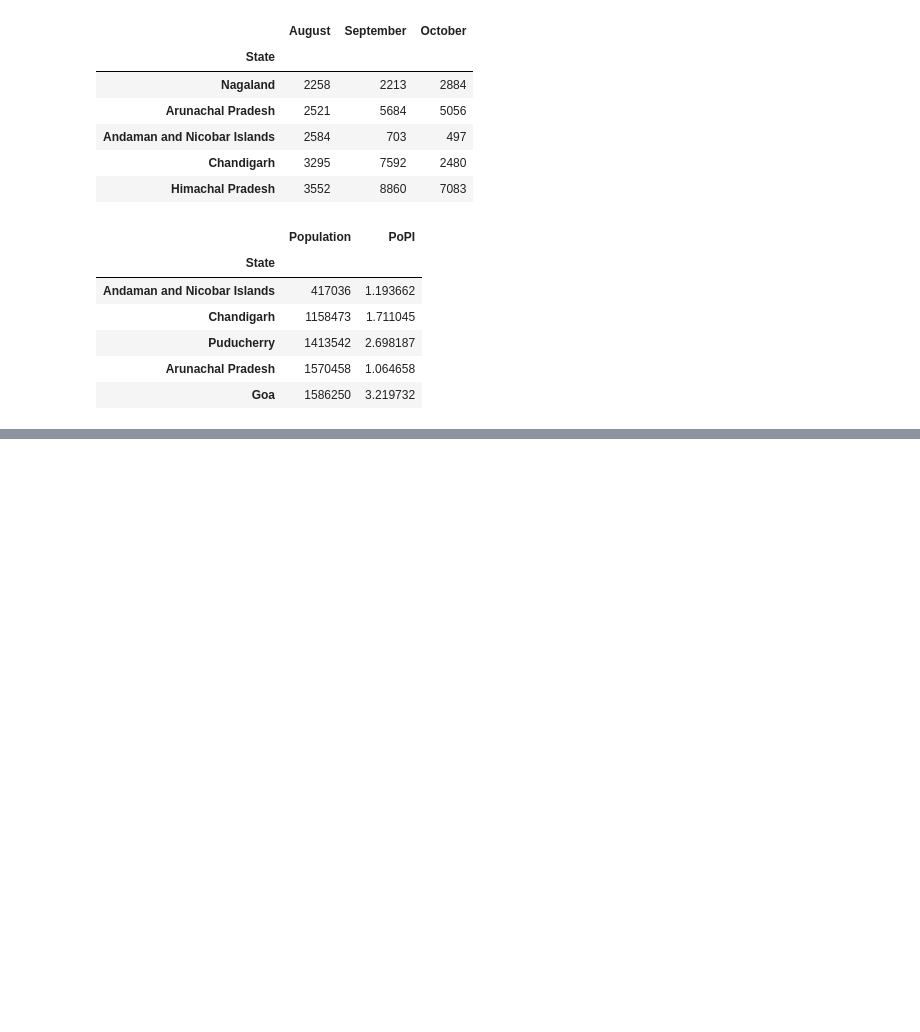
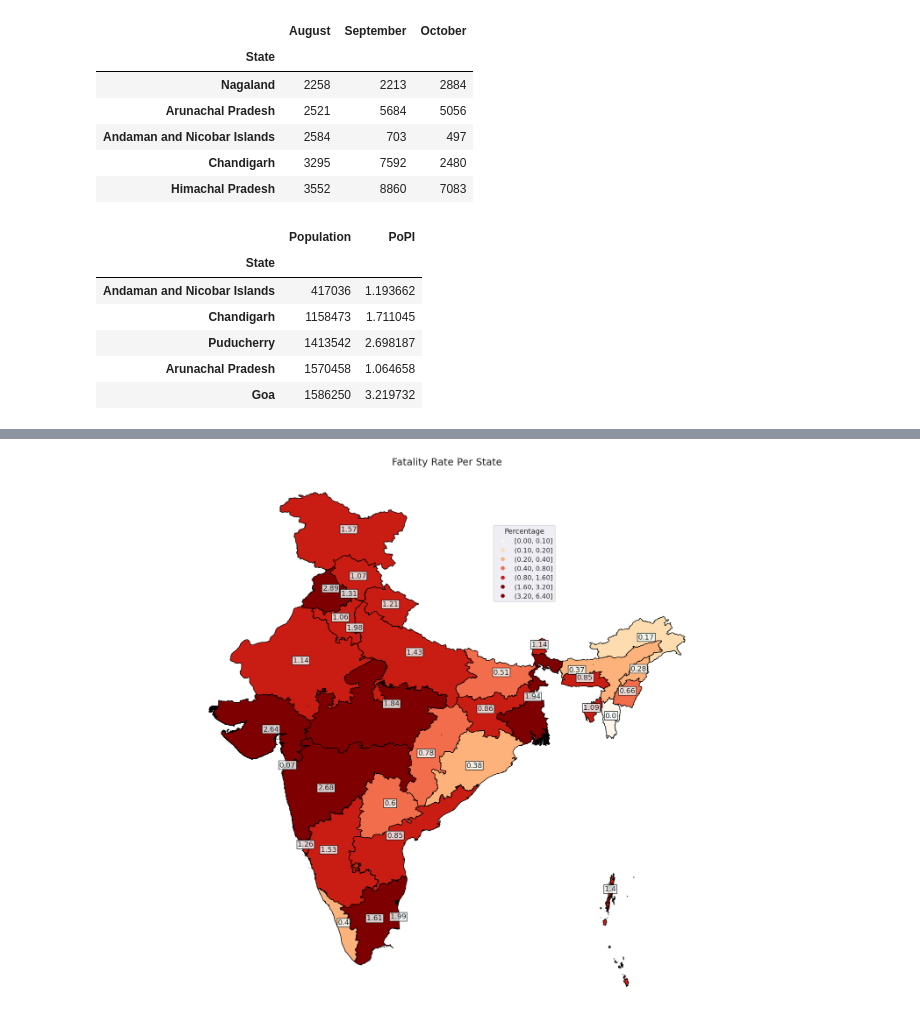
Before and after one commit to Meetparmar4/Covid-19-India, a Jupyter notebook: covid-india-analysis.ipynb, the cells around one changed output, grey strips where cells are left out. Cells and saved outputs as stored; diff of their text form; code cells hidden in the pictures; blank space fills up the shorter version.

```diff
--- a/covid-india-analysis.ipynb
+++ b/covid-india-analysis.ipynb
@@ -272,0 +564,34 @@ dc2.groupby('State')['Population','PoPI'].sum().sort_values(by='Population').hea
+# %%
+merged['dcratio'] = merged['deaths'] / merged['confirmed'] * 100
+merged.dcratio = merged.dcratio.round(2)
+
+
+
+sns.set_context("talk")
+sns.set_style("dark")
+#plt.style.use('fivethirtyeight')
+cmap = 'OrRd'
+figsize = (25, 20)
+ax = merged.dropna().plot(column= 'dcratio', cmap=cmap,
+                          figsize=figsize, scheme='User_Defined',
+                          classification_kwds=dict(bins=[0.1 , 0.2 , 0.4 , 0.8 , 1.6 , 3.2 , 6.4]),
+
+                          edgecolor='black', legend = True)
+
+for idx, row in merged.iterrows():
+   ax.text(row.coords[0], row.coords[1], s=row['dcratio'],
+           horizontalalignment='center', bbox={'facecolor': 'azure',
+                                               'alpha':0.8, 'pad': 2, 'edgecolor':'black'})
+
+ax.get_legend().set_bbox_to_anchor((0.66,0.9))
+ax.get_legend().set_title('Percentage')
+ax.set_title("Fatality Rate Per State", size = 25)
+
+#a = ax.text(61, 35, 'Total Death/Confirmed \n percentage \n 3.05',
+           # fontsize=25,
+           # )
+ax.set_axis_off()
+plt.axis('equal')
+plt.show()
+# %% [output]
+[figure, added]
```
Also changed, not shown: parts of 23 cells of this notebook.
